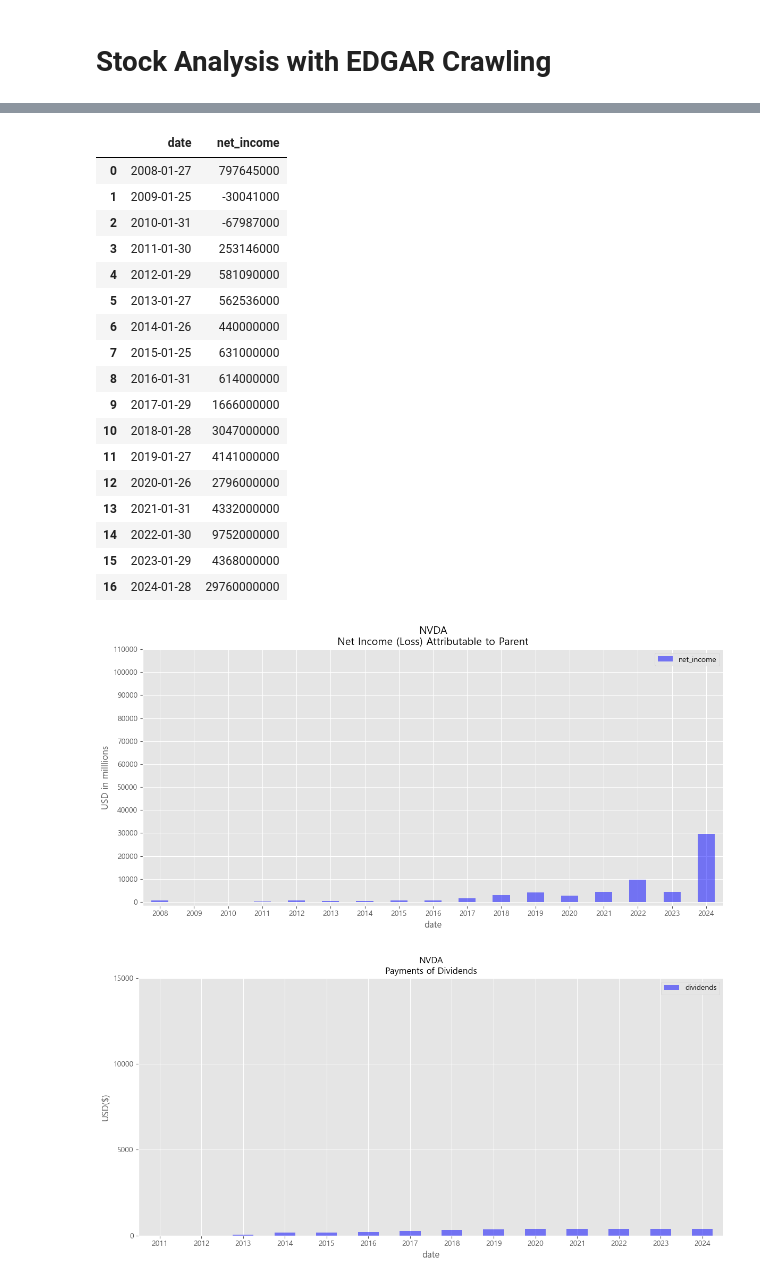
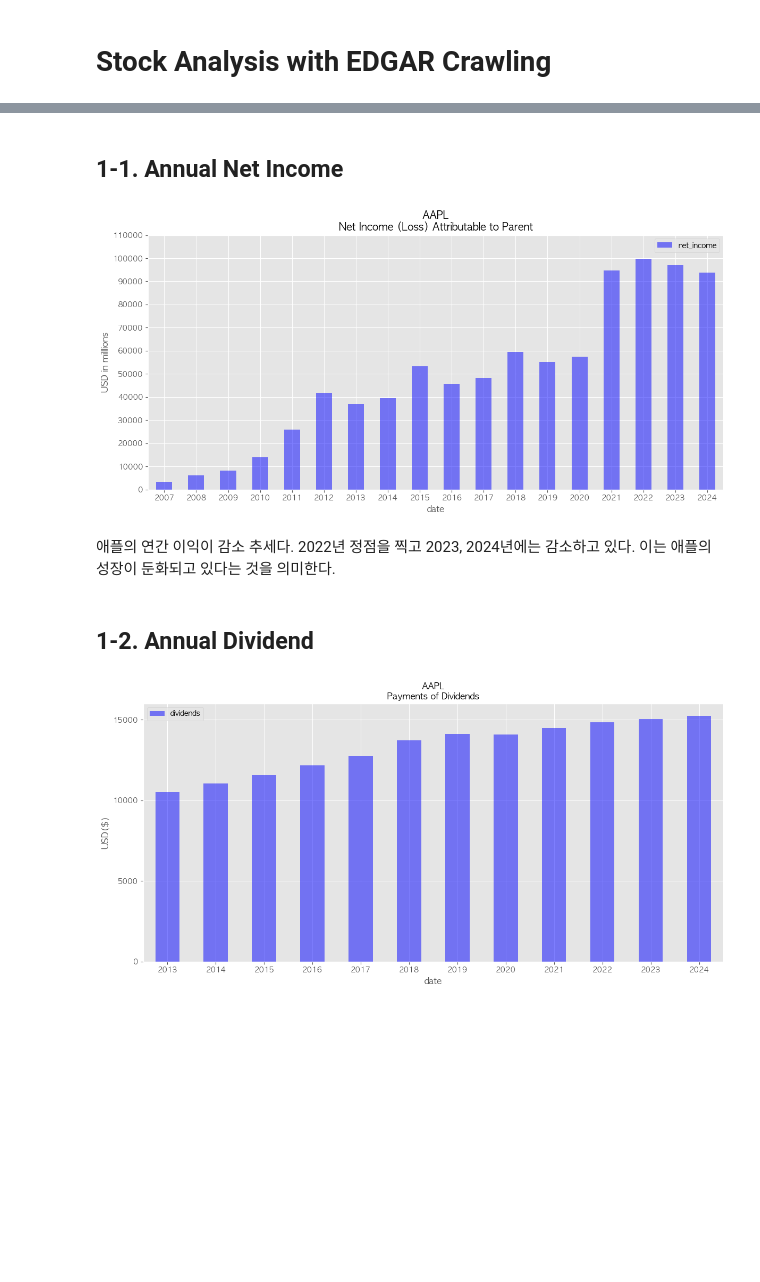
Before and after one commit to akaiuun12/stock_portfolio, a Jupyter notebook: edgar.ipynb, the cells around one changed output, grey strips where cells are left out. Saved outputs shown, nothing was run; the diff lists cells and outputs as text; code cells hidden in the pictures; blank space fills up the shorter version.

```diff
--- a/edgar.ipynb
+++ b/edgar.ipynb
@@ -162,41 +166,24 @@ def plot_dividends_growth(df_dividends, title, description, ymin, ymax, ystep):
+# %%
+ticker = 'AAPL'
+facts = edgar.get_company_facts(cik=CIK[ticker.upper()])['facts']
+# %% [markdown]
+## 1-1. Annual Net Income
+# %%
+df_net_income, title, description = annual_net_income(facts)
+
+plot_annual_net_income(df_net_income, title, description, 0, 120000, 10000)
+# %% [output]
+[figure, added]
+# %% [markdown]
+애플의 연간 이익이 감소 추세다. 2022년 정점을 찍고 2023, 2024년에는 감소하고 있다. 이는 애플의 성장이 둔화되고 있다는 것을 의미한다.
+# %% [markdown]
+## 1-2. Annual Dividend
 # %%
-
-# %% AMZN
-ticker = 'NVDA'
-facts = edgar.get_company_facts(cik=CIK[ticker.upper()])['facts']
-
-# %% AMZN: Annual Net Income
-df_net_income, title, description = annual_net_income(facts)
-plot_annual_net_income(df_net_income, title, description, 0, 120000, 10000)
-
 # %% AMZN: Dividends
 try:
     df_dividends, title, description = annual_dividends(facts)
     plot_annual_dividends(df_dividends, title, description, 0, 20000, 5000)
 except TypeError:
     print('Dividends history does not exists')
-
-# %%
-df_net_income
-# %%
 # %% [output]
-|  | date | net_income |
-| 0 | 2008-01-27 | 797645000 |
-| 1 | 2009-01-25 | -30041000 |
-| 2 | 2010-01-31 | -67987000 |
-| 3 | 2011-01-30 | 253146000 |
-| 4 | 2012-01-29 | 581090000 |
-| 5 | 2013-01-27 | 562536000 |
-| 6 | 2014-01-26 | 440000000 |
-| 7 | 2015-01-25 | 631000000 |
-| 8 | 2016-01-31 | 614000000 |
-| 9 | 2017-01-29 | 1666000000 |
-| 10 | 2018-01-28 | 3047000000 |
-| 11 | 2019-01-27 | 4141000000 |
-| 12 | 2020-01-26 | 2796000000 |
-| 13 | 2021-01-31 | 4332000000 |
-| 14 | 2022-01-30 | 9752000000 |
-| 15 | 2023-01-29 | 4368000000 |
-| 16 | 2024-01-28 | 29760000000 |
-[figure, old version]
+[figure, new version]
-[figure, removed]
```
Also changed, not shown: parts of 6 cells of this notebook.
